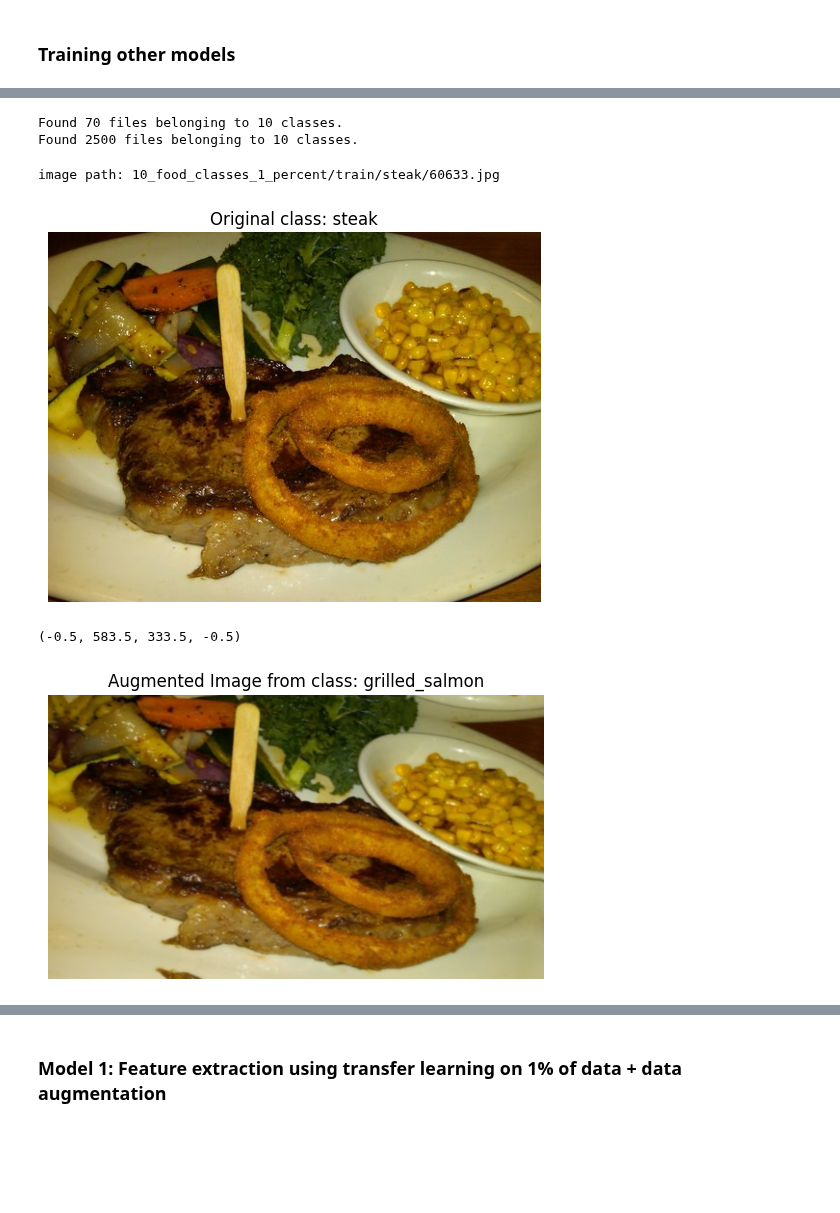
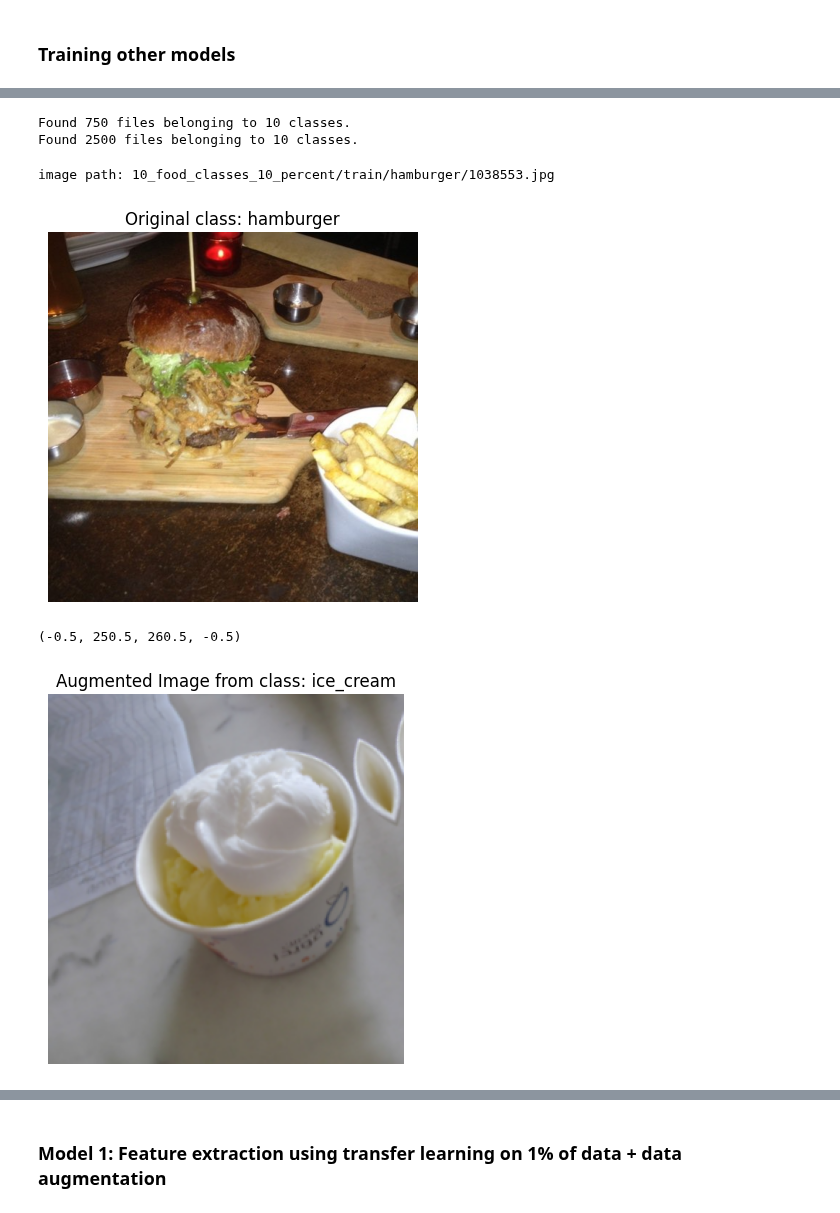
Before and after one commit to divyalaldinani/Deep-Learning-in-TensorFlow, a Jupyter notebook: 05_transfer_learning_feature_extraction.ipynb, the cells around one changed output, grey strips where cells are left out. Drawn from its saved outputs; the diff is of its cells as text; code cells hidden in the pictures; blank space fills up the shorter version.

```diff
--- a/05_transfer_learning_feature_extraction.ipynb
+++ b/05_transfer_learning_feature_extraction.ipynb
@@ -306,5 +306,5 @@ Saving to: ‘10_food_classes_1_percent.zip.2’
 # %%
-train_dir_10_percent = '10_food_classes_10_percent/train'
+train_dir_1_percent = '10_food_classes_10_percent/train'
 test_dir = '10_food_classes_1_percent/test'
 # %%
 walk_through_directory('10_food_classes_1_percent')
@@ -330,6 +330,7 @@ walk_through_directory('10_food_classes_1_percent')
 import tensorflow as tf
 
 train_data_1_percent = tf.keras.preprocessing.image_dataset_from_directory(train_dir_1_percent,
+
                                                                            label_mode ='categorical',
                                                                            batch_size=BATCH_SIZE,
                                                                            image_size=IMAGE_SIZE)
@@ -339,7 +340,7 @@ test_data = tf.keras.preprocessing.image_dataset_from_directory(test_dir,
                                                                 batch_size = BATCH_SIZE,
                                                                 image_size=IMAGE_SIZE)
 # %% [output]
-Found 70 files belonging to 10 classes.
+Found 750 files belonging to 10 classes.
 Found 2500 files belonging to 10 classes.
 # %%
 ### Adding data augmentaion directly into the model
@@ -356,23 +358,23 @@ data_augmentation = tf.keras.Sequential([
 # %%
-view_random_image(train_data_10_percent.class_names, train_dir_10_percent)
+view_random_image(train_data_10_percent.class_names, train_dir_1_percent)
 # %% [output]
-image path: 10_food_classes_1_percent/train/steak/60633.jpg
+image path: 10_food_classes_10_percent/train/hamburger/1038553.jpg
-[figure, old version]
+[figure, new version]
 # %%
 import matplotlib.image as mpimg
 import matplotlib.pyplot as plt
-img = mpimg.imread('10_food_classes_1_percent/train/steak/60633.jpg')
+img = mpimg.imread('10_food_classes_10_percent/train/ice_cream/3685309.jpg')
 augmented_image = data_augmentation(tf.expand_dims(img, axis=0))
 plt.figure()
 # plt.imshow(tf.squeeze(augmented_image)/255.)
 augmented_image = tf.cast(tf.squeeze(augmented_image), dtype=tf.uint8)
 plt.imshow(augmented_image)
-plt.title('Augmented Image from class: grilled_salmon')
+plt.title('Augmented Image from class: ice_cream')
 # plt.title(f"Augme")
 plt.axis('Off')
 # %% [output]
-(-0.5, 583.5, 333.5, -0.5)
+(-0.5, 250.5, 260.5, -0.5)
-[figure, old version]
+[figure, new version]
 # %%
 print(augmented_image)
 # %% [output]
```
Also changed, not shown: parts of 14 cells of this notebook.
